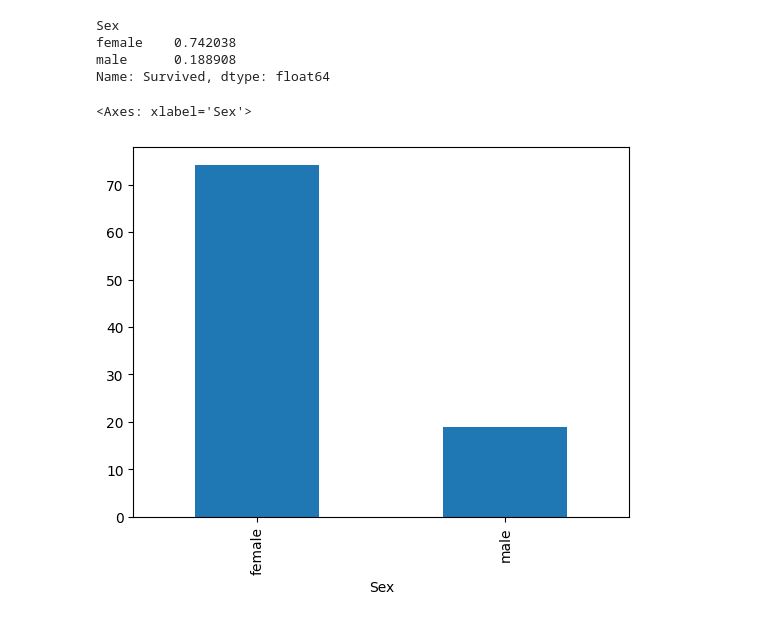
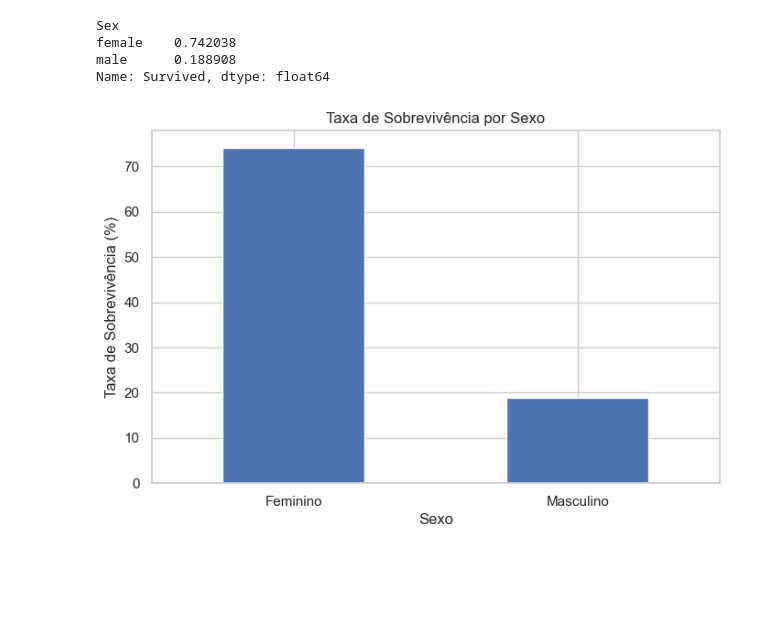
Before and after one commit to eduuardohm/TitanicClassification, a Jupyter notebook: notebooks/01_analise_exploratoria.ipynb, the cells around one changed output. Saved outputs shown, nothing was run; the diff lists cells and outputs as text; code cells hidden in the pictures; blank space fills up the shorter version.

```diff
--- a/notebooks/01_analise_exploratoria.ipynb
+++ b/notebooks/01_analise_exploratoria.ipynb
@@ -117,15 +160,30 @@ Sex
 female    0.742038
 male      0.188908
 Name: Survived, dtype: float64
-# %%
-survival_by_sex = (
-    train_df.groupby("Sex")["Survived"]
-    .mean()
-    .mul(100)
-)
-
-survival_by_sex.plot(kind="bar")
-# %% [output]
-<Axes: xlabel='Sex'>
-[figure, removed]
+# %%
+survival_by_sex = (
+    train_df.groupby("Sex")["Survived"]
+    .mean()
+    .mul(100)
+)
+
+survival_by_sex.index = survival_by_sex.index.map({
+    "male": "Masculino",
+    "female": "Feminino"
+})
+
+plt.figure(figsize=(8, 5))
+
+survival_by_sex.plot(
+    kind="bar",
+)
+
+plt.title("Taxa de Sobrevivência por Sexo")
+plt.xlabel("Sexo")
+plt.ylabel("Taxa de Sobrevivência (%)")
+plt.xticks(rotation=0)
+
+plt.show()
+# %% [output]
+[figure, added]
 # %%
```
Also changed, not shown: parts of 28 cells of this notebook, 3 other files.
